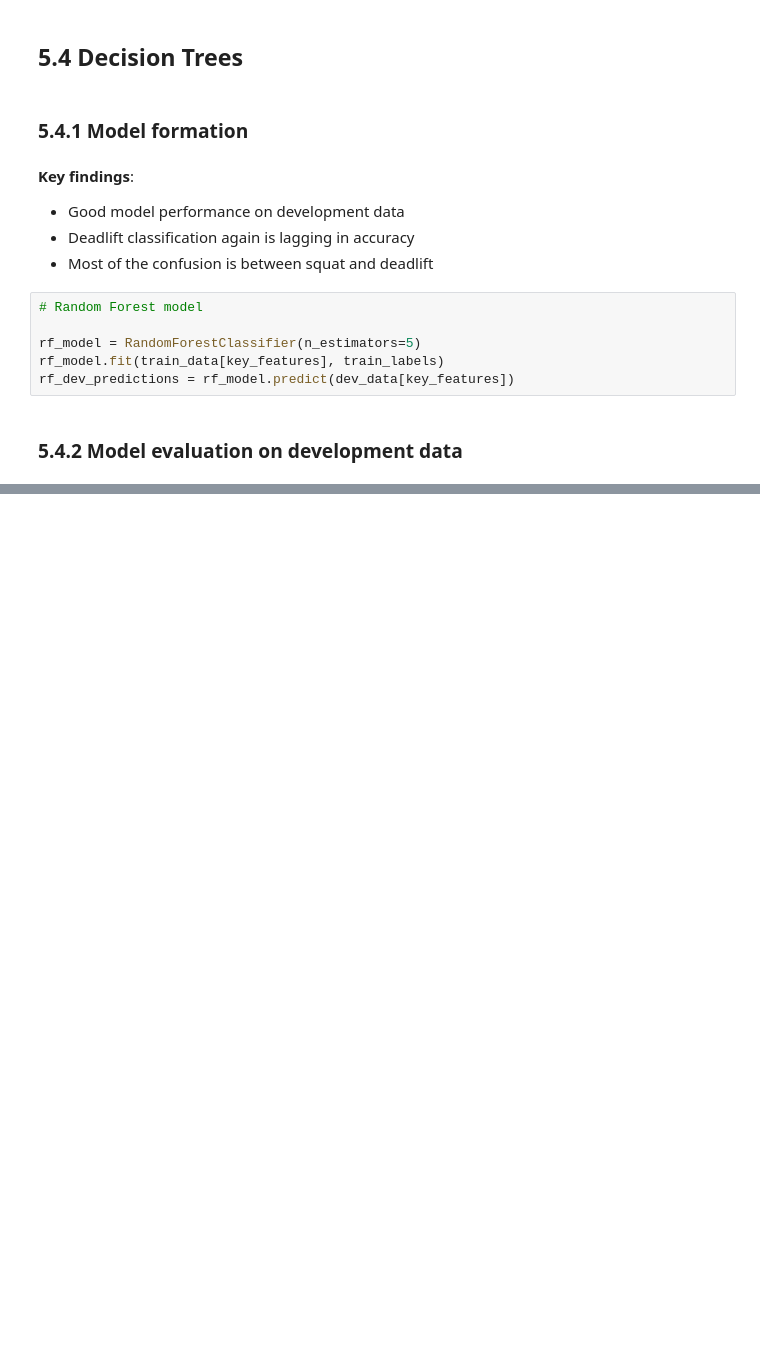
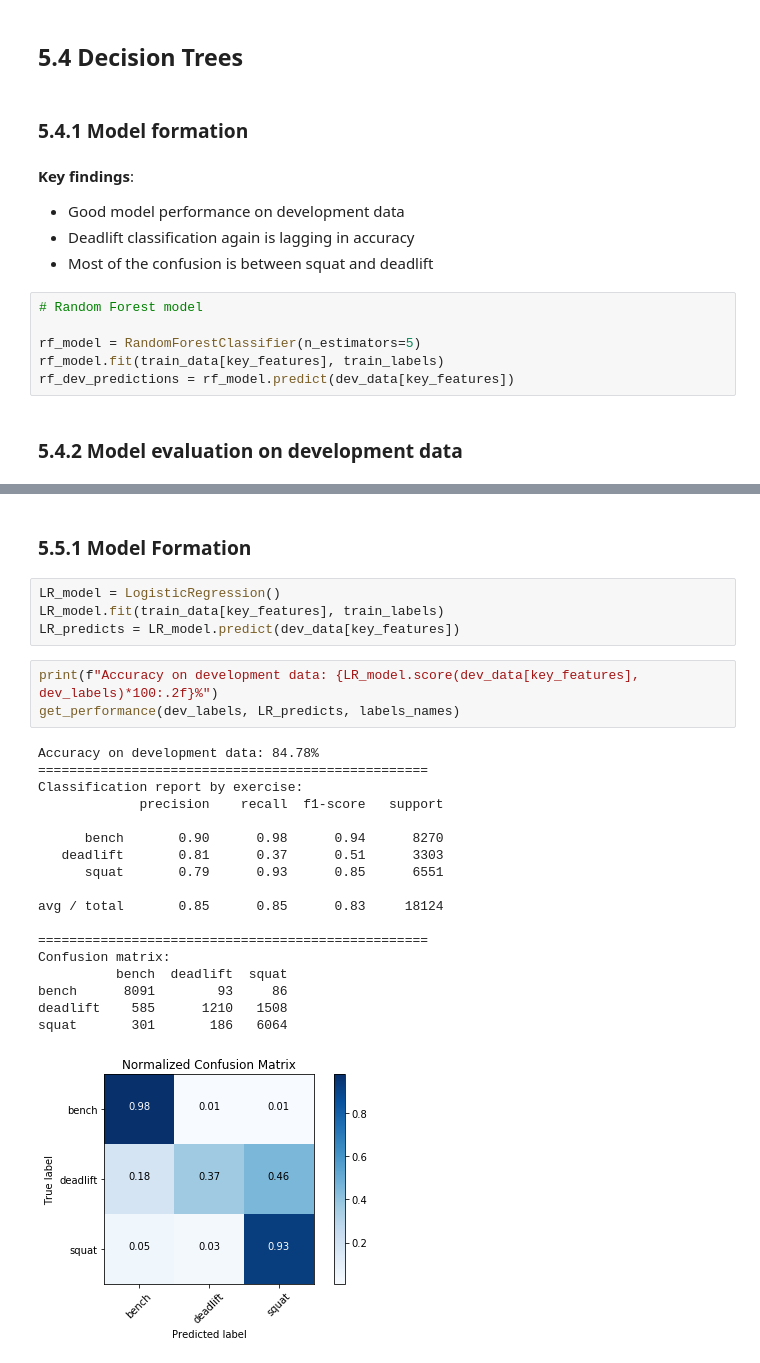
Before and after one commit to YuliaZamriy/W207_Group_Project, a Jupyter notebook: w207_openbarbell_part1_exercise_classification.ipynb, the cells around one changed output, grey strips where cells are left out. Cells and saved outputs as stored; diff of their text form; blank space fills up the shorter version.

```diff
--- a/w207_openbarbell_part1_exercise_classification.ipynb
+++ b/w207_openbarbell_part1_exercise_classification.ipynb
@@ -621 +596,29 @@ print(importance_table)
+# %% [markdown]
+### 5.5.1  Model Formation
+# %%
+LR_model = LogisticRegression()
+LR_model.fit(train_data[key_features], train_labels)
+LR_predicts = LR_model.predict(dev_data[key_features])
+# %%
+print(f"Accuracy on development data: {LR_model.score(dev_data[key_features], dev_labels)*100:.2f}%")
+get_performance(dev_labels, LR_predicts, labels_names)
+# %% [output]
+Accuracy on development data: 84.78%
+==================================================
+Classification report by exercise:
+             precision    recall  f1-score   support
+
+      bench       0.90      0.98      0.94      8270
+   deadlift       0.81      0.37      0.51      3303
+      squat       0.79      0.93      0.85      6551
+
+avg / total       0.85      0.85      0.83     18124
+
+==================================================
+Confusion matrix:
+          bench  deadlift  squat
+bench      8091        93     86
+deadlift    585      1210   1508
+squat       301       186   6064
+[figure, added]
 # %% [markdown]
```
Also changed, not shown: parts of 27 cells of this notebook.
